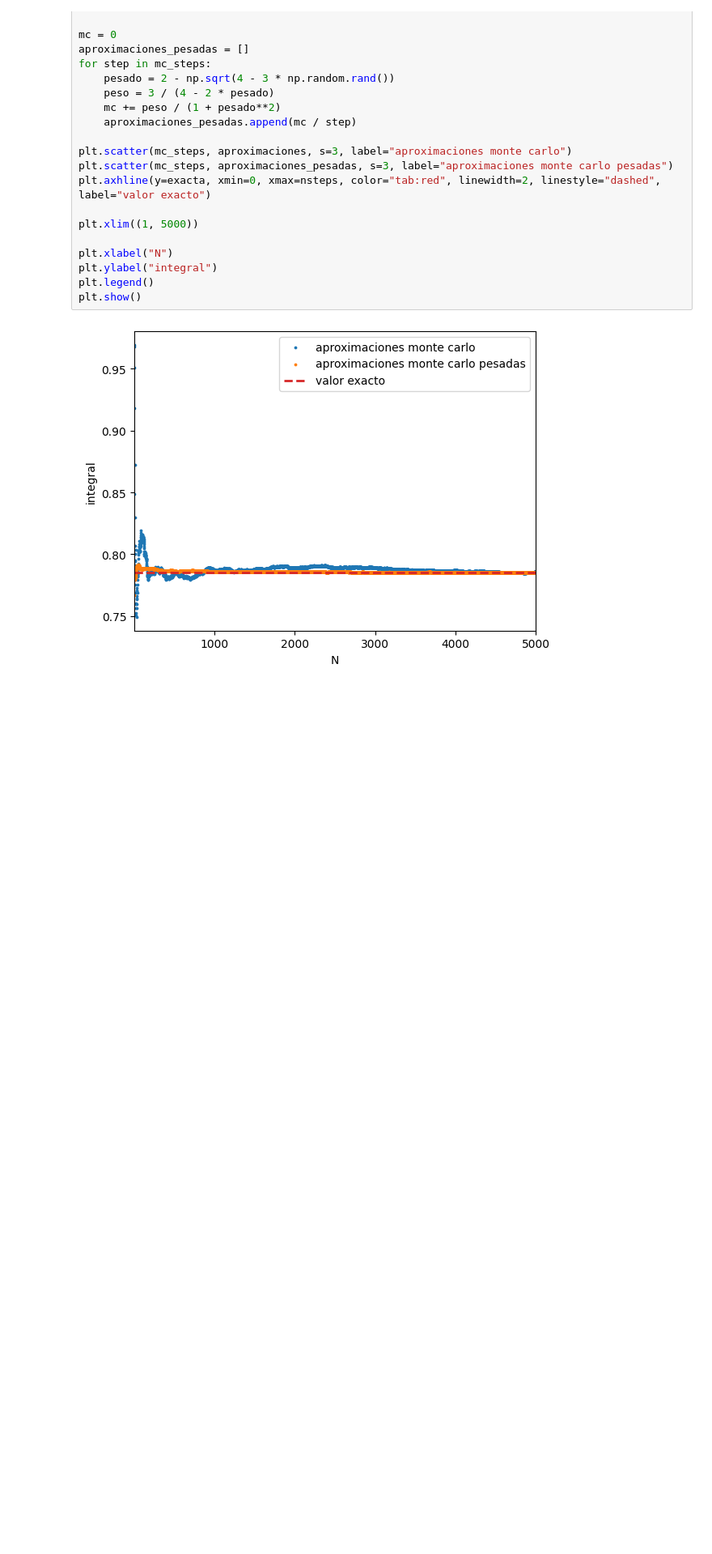
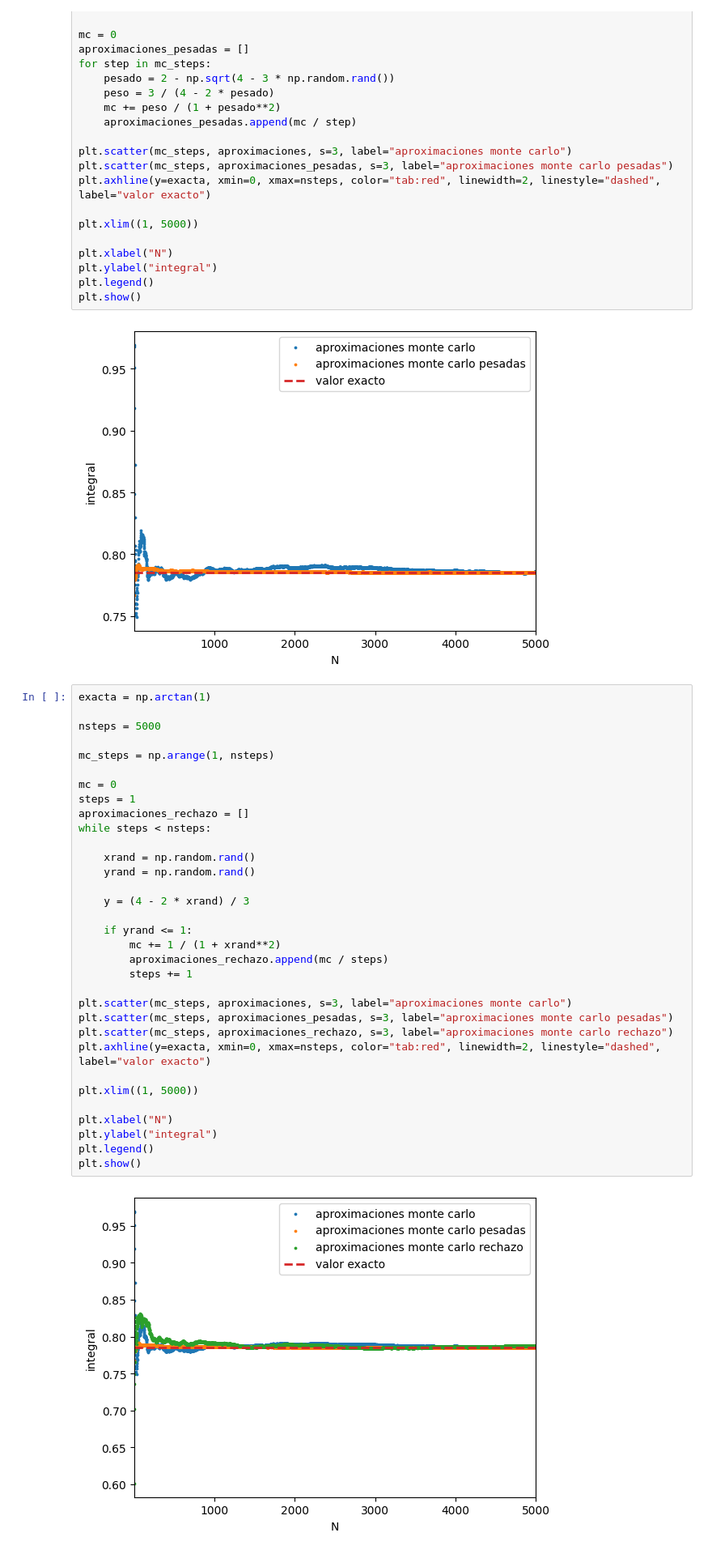
Before and after one commit to fernandezfran/metcomp, a Jupyter notebook: guias/guia4-resuelta.ipynb, the cells around one changed output. Shown at 81% size. Drawn from its saved outputs; the diff is of its cells as text; blank space fills up the shorter version.

```diff
--- a/guias/guia4-resuelta.ipynb
+++ b/guias/guia4-resuelta.ipynb
@@ -112,3 +112,38 @@ plt.legend()
 plt.show()
 # %% [output]
 [figure]
+# %%
+exacta = np.arctan(1)
+
+nsteps = 5000
+
+mc_steps = np.arange(1, nsteps)
+
+mc = 0
+steps = 1
+aproximaciones_rechazo = []
+while steps < nsteps:
+
+    xrand = np.random.rand()
+    yrand = np.random.rand()
+
+    y = (4 - 2 * xrand) / 3
+
+    if yrand <= 1:
+        mc += 1 / (1 + xrand**2)
+        aproximaciones_rechazo.append(mc / steps)
+        steps += 1
+
+plt.scatter(mc_steps, aproximaciones, s=3, label="aproximaciones monte carlo")
+plt.scatter(mc_steps, aproximaciones_pesadas, s=3, label="aproximaciones monte carlo pesadas")
+plt.scatter(mc_steps, aproximaciones_rechazo, s=3, label="aproximaciones monte carlo rechazo")
+plt.axhline(y=exacta, xmin=0, xmax=nsteps, color="tab:red", linewidth=2, linestyle="dashed", label="valor exacto")
+
+plt.xlim((1, 5000))
+
+plt.xlabel("N")
+plt.ylabel("integral")
+plt.legend()
+plt.show()
+# %% [output]
+[figure, added]
```
Also changed, not shown: parts of 1 cell of this notebook.
